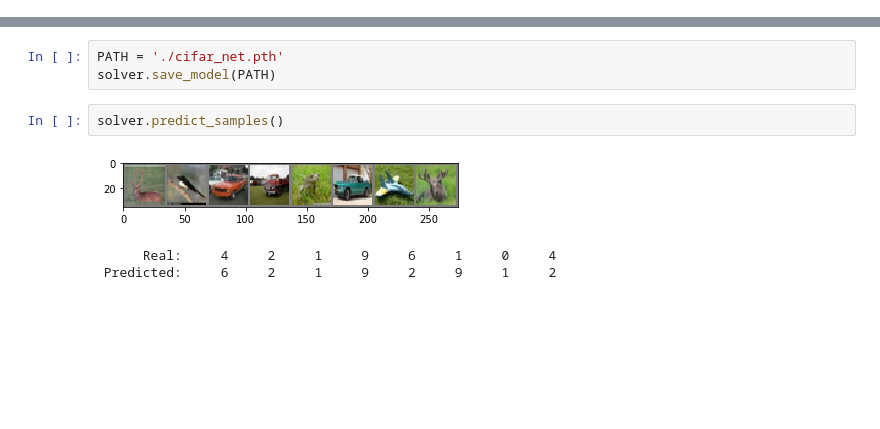
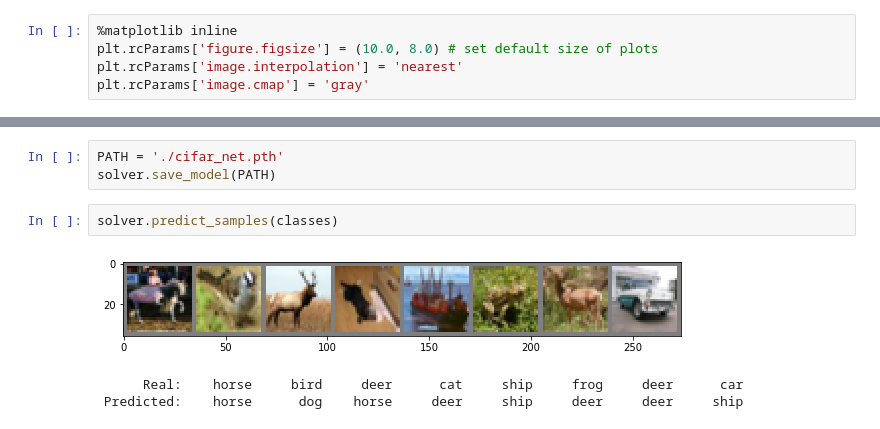
Before and after one commit to Brucknem-TUMProjects/Generalization-Ideas-in-Deep-Learning, a Jupyter notebook: Code/Testing.ipynb, the cells around one changed output, grey strips where cells are left out. Drawn from its saved outputs; the diff is of its cells as text; blank space fills up the shorter version.

Commit message:
Plotting working

```diff
--- a/Code/Testing.ipynb
+++ b/Code/Testing.ipynb
@@ -8,6 +8,11 @@ import numpy as np
 import torch.nn as nn
 import torch.nn.functional as F
 import torch.optim as optim
+# %%
+%matplotlib inline
+plt.rcParams['figure.figsize'] = (10.0, 8.0) # set default size of plots
+plt.rcParams['image.interpolation'] = 'nearest'
+plt.rcParams['image.cmap'] = 'gray'
 # %%
 from networks.networks import ExampleNet
 from solver import Solver
@@ -53,11 +58,11 @@ solver.train()
 PATH = './cifar_net.pth'
 solver.save_model(PATH)
 # %%
-solver.predict_samples()
+solver.predict_samples(classes)
 # %% [output]
-[figure, old version]
+[figure, new version]
-      Real:     4     2     1     9     6     1     0     4
- Predicted:     6     2     1     9     2     9     1     2
+      Real:    horse     bird     deer      cat     ship     frog     deer      car
+ Predicted:    horse      dog    horse     deer     ship     deer     deer     ship
 # %%
 solver.print_class_accuracies(classes)
 # %% [output]
```
Also changed, not shown: parts of 4 cells of this notebook, 3 other files.
